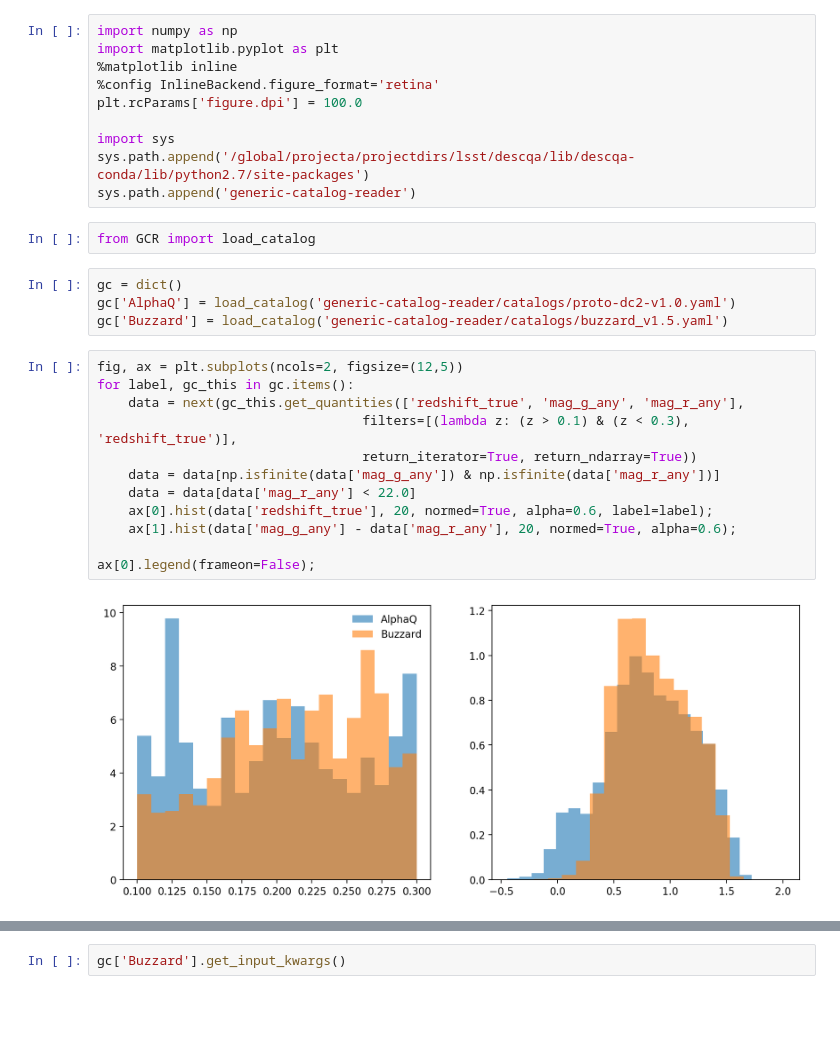
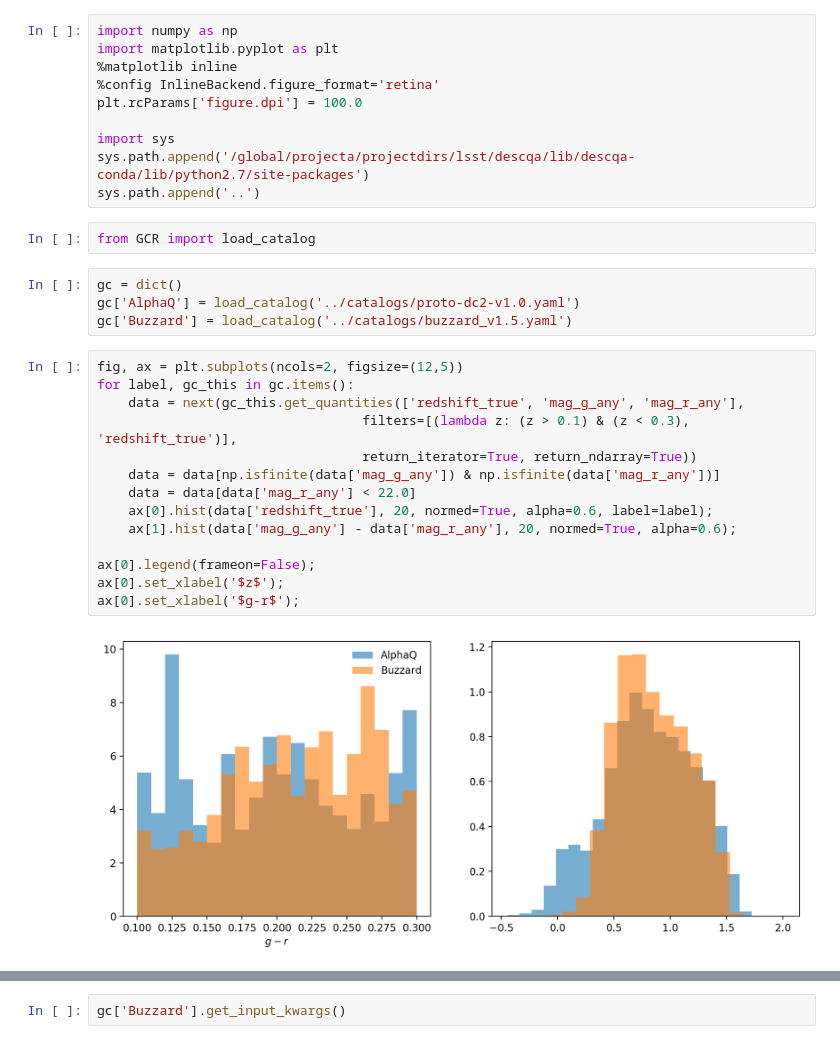
Before and after one commit to yymao/generic-catalog-reader, a Jupyter notebook: examples/basic usage.ipynb, the cells around one changed output, grey strips where cells are left out. Drawn from its saved outputs; the diff is of its cells as text; blank space fills up the shorter version.

```diff
--- a/examples/basic usage.ipynb
+++ b/examples/basic usage.ipynb
@@ -7,24 +7,26 @@ plt.rcParams['figure.dpi'] = 100.0
 
 import sys
 sys.path.append('/global/projecta/projectdirs/lsst/descqa/lib/descqa-conda/lib/python2.7/site-packages')
-sys.path.append('generic-catalog-reader')
+sys.path.append('..')
 # %%
 from GCR import load_catalog
 # %%
 gc = dict()
-gc['AlphaQ'] = load_catalog('generic-catalog-reader/catalogs/proto-dc2-v1.0.yaml')
-gc['Buzzard'] = load_catalog('generic-catalog-reader/catalogs/buzzard_v1.5.yaml')
+gc['AlphaQ'] = load_catalog('../catalogs/proto-dc2-v1.0.yaml')
+gc['Buzzard'] = load_catalog('../catalogs/buzzard_v1.5.yaml')
 # %%
 fig, ax = plt.subplots(ncols=2, figsize=(12,5))
 for label, gc_this in gc.items():
     data = next(gc_this.get_quantities(['redshift_true', 'mag_g_any', 'mag_r_any'],
                                   filters=[(lambda z: (z > 0.1) & (z < 0.3), 'redshift_true')],
                                   return_iterator=True, return_ndarray=True))
     data = data[np.isfinite(data['mag_g_any']) & np.isfinite(data['mag_r_any'])]
     data = data[data['mag_r_any'] < 22.0]
     ax[0].hist(data['redshift_true'], 20, normed=True, alpha=0.6, label=label);
     ax[1].hist(data['mag_g_any'] - data['mag_r_any'], 20, normed=True, alpha=0.6);
 
 ax[0].legend(frameon=False);
+ax[0].set_xlabel('$z$');
+ax[0].set_xlabel('$g-r$');
 # %% [output]
-[figure, old version]
+[figure, new version]
```
Also changed, not shown: parts of 3 cells of this notebook.
